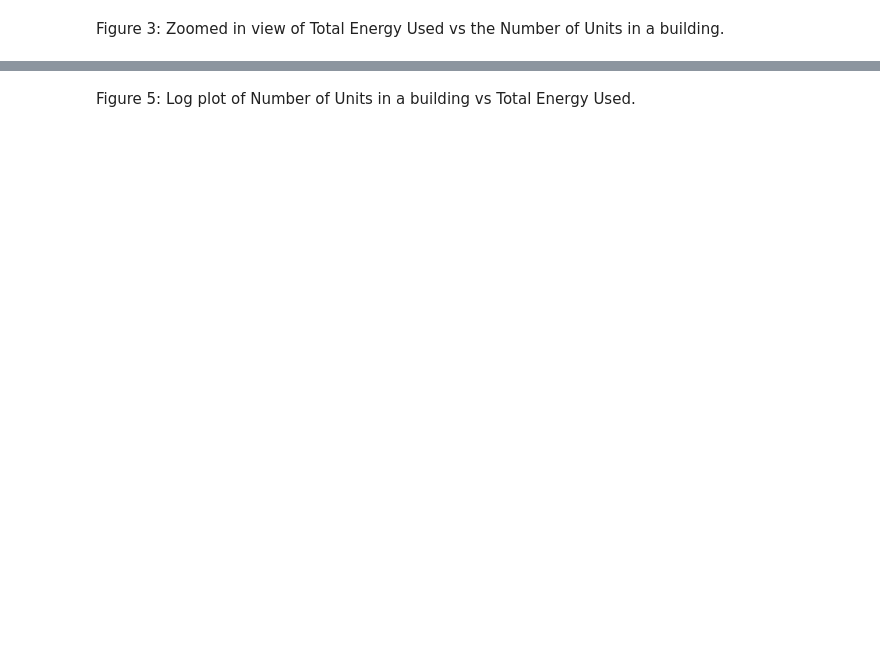
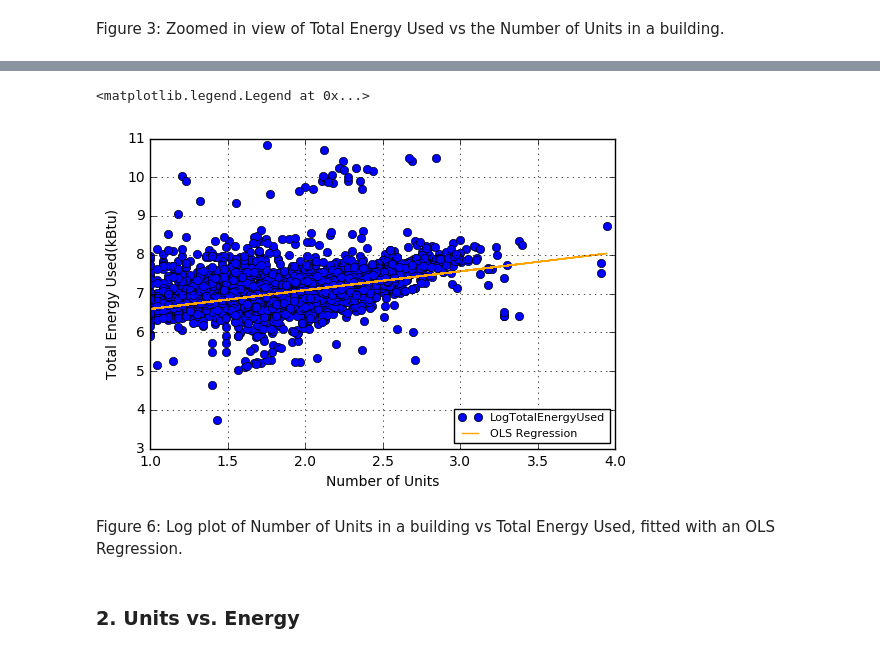
Before and after one commit to tashay/PUI2016_tg1478, a Jupyter notebook: HW6_tg1478/HW6_1_tg1478.ipynb, the cells around one changed output, grey strips where cells are left out. Saved outputs shown, nothing was run; the diff lists cells and outputs as text; code cells hidden in the pictures; blank space fills up the shorter version.

```diff
--- a/HW6_tg1478/HW6_1_tg1478.ipynb
+++ b/HW6_tg1478/HW6_1_tg1478.ipynb
@@ -170,2 +195,24 @@ pl.grid(True)
+# %%
+# Fit data to OLS model.
+bblData = bblData.dropna(axis = 0, how = 'any', subset = ['TotalEnergyUsed'])
+bblData['LogTotalEnergyUsed'] = np.log10(bblData['TotalEnergyUsed'])
+bblData['LogUnitsTotal'] = np.log10(bblData['UnitsTotal'])
+bblData.drop(bblData[bblData['LogUnitsTotal'] < 1].index, axis = 0, inplace = True)
+
+model = smf.ols('LogTotalEnergyUsed ~ LogUnitsTotal', data = bblData).fit()
+# %%
+# Plot OLS regression and log plot.
+pl.plot(bblData['LogUnitsTotal'], bblData['LogTotalEnergyUsed'], 'o')
+pl.xlabel('Number of Units')
+pl.ylabel('Total Energy Used(kBtu)')
+pl.grid(True)
+
+pl.plot(bblData['LogUnitsTotal'], model.predict(), color = 'orange', label = 'OLS Regression')
+pl.legend(loc = 'lower right', fontsize = 8)
+# %% [output]
+<matplotlib.legend.Legend at 0x...>
+[figure, added]
 # %% [markdown]
-Figure 5: Log plot of Number of Units in a building vs Total Energy Used.
+Figure 6: Log plot of Number of Units in a building vs Total Energy Used, fitted with an OLS Regression.
+# %% [markdown]
+### 2. Units vs. Energy
```
Also changed, not shown: parts of 28 cells of this notebook.
